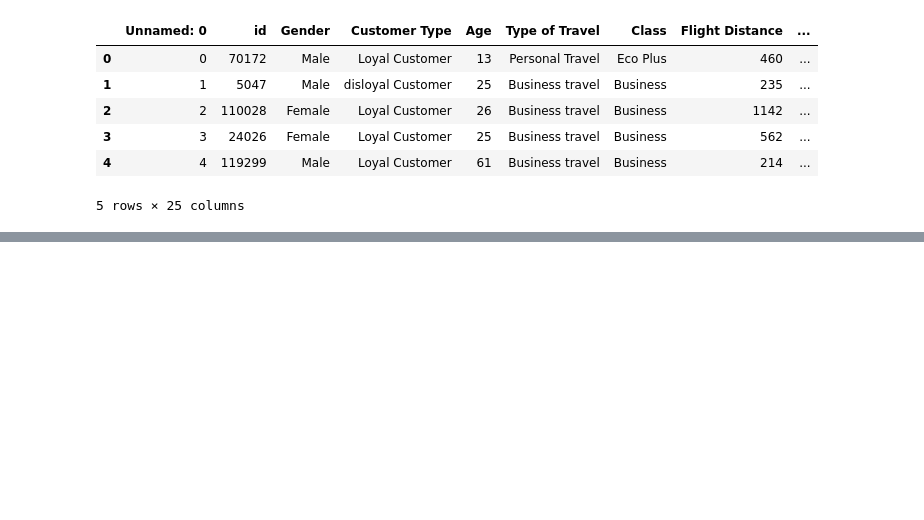
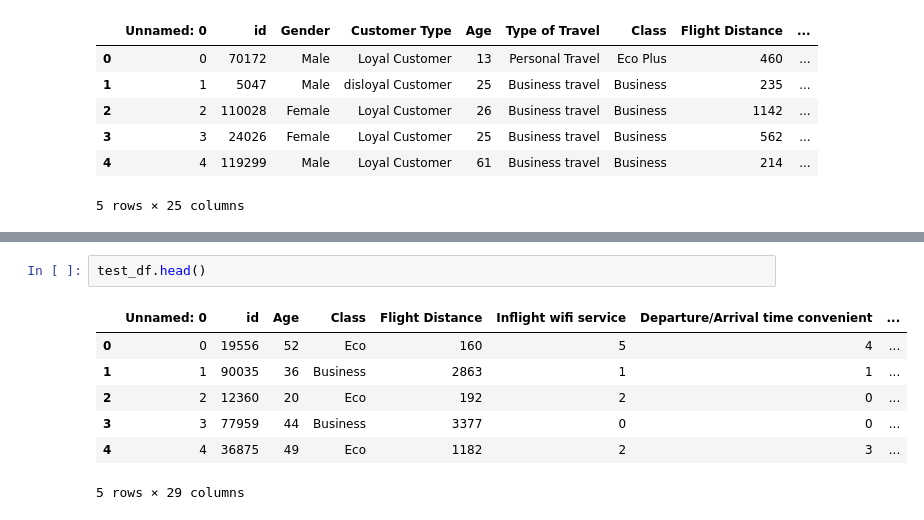
Before and after one commit to Park-HY-00/BAV, a Jupyter notebook: final-project.ipynb, the cells around one changed output, grey strips where cells are left out. Cells and saved outputs as stored; diff of their text form; blank space fills up the shorter version.

```diff
--- a/final-project.ipynb
+++ b/final-project.ipynb
@@ -18,0 +85,10 @@ train_df.head()
+# %%
+test_df.head()
+# %% [output]
+|  | Unnamed: 0 | id | Age | Class | Flight Distance | Inflight wifi service | Departure/Arrival time convenient | ... |
+| 0 | 0 | 19556 | 52 | Eco | 160 | 5 | 4 | ... |
+| 1 | 1 | 90035 | 36 | Business | 2863 | 1 | 1 | ... |
+| 2 | 2 | 12360 | 20 | Eco | 192 | 2 | 0 | ... |
+| 3 | 3 | 77959 | 44 | Business | 3377 | 0 | 0 | ... |
+| 4 | 4 | 36875 | 49 | Eco | 1182 | 2 | 3 | ... |
+5 rows × 29 columns
```
Also changed, not shown: parts of 5 cells of this notebook.
